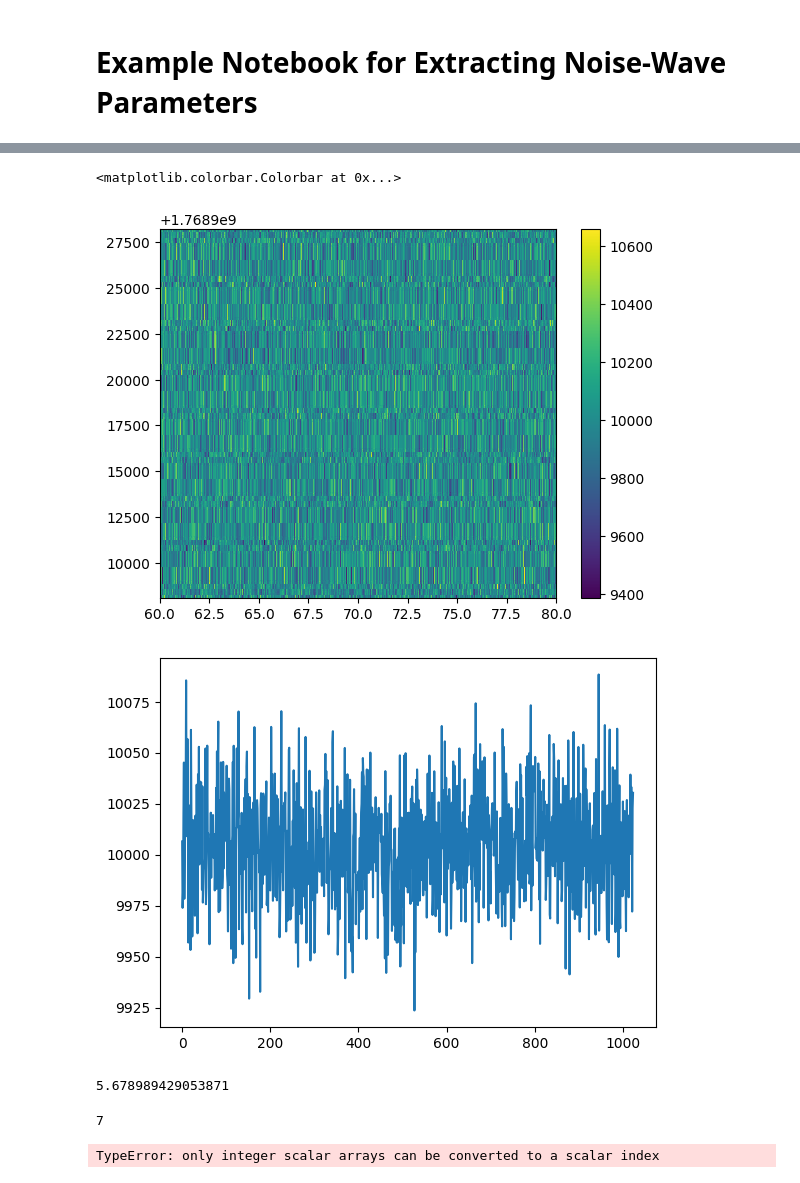
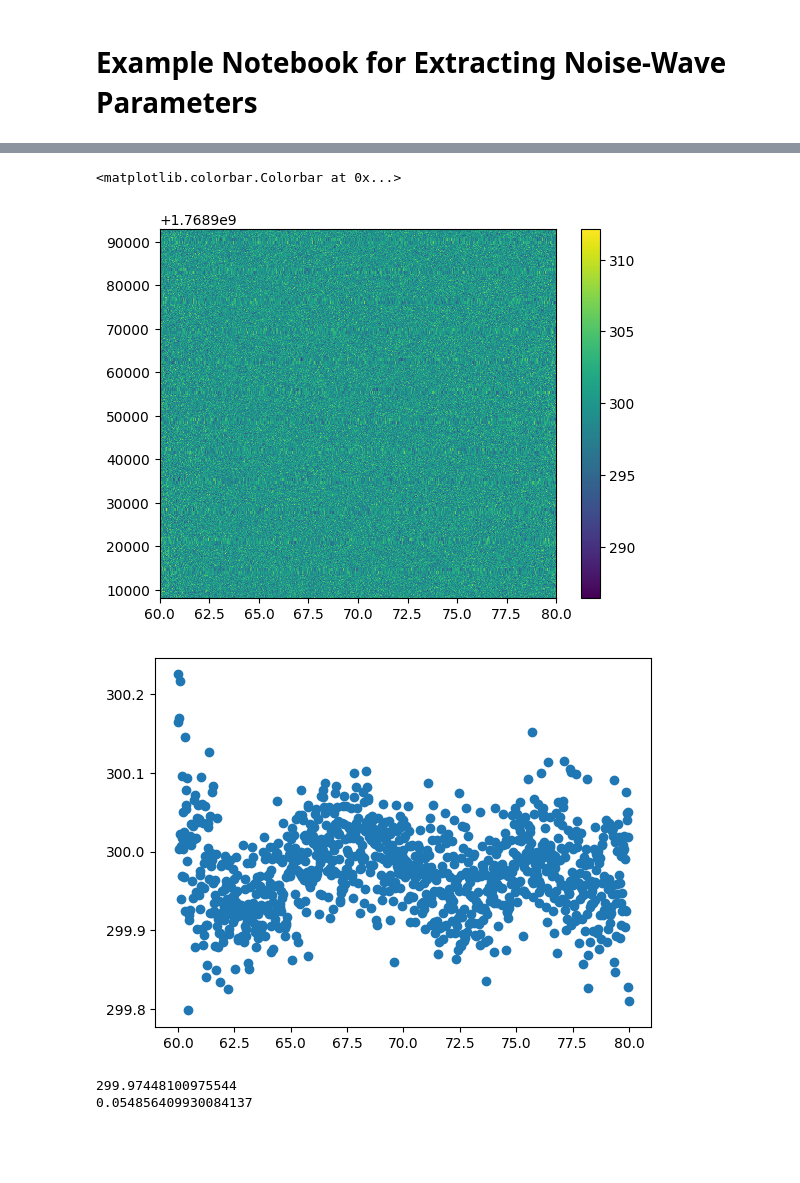
Before and after one commit to RHINO-Experiment/rhino-cal, a Jupyter notebook: nw_example.ipynb, the cells around one changed output, grey strips where cells are left out. Saved outputs shown, nothing was run; the diff lists cells and outputs as text; code cells hidden in the pictures; blank space fills up the shorter version.

```diff
--- a/nw_example.ipynb
+++ b/nw_example.ipynb
@@ -68,3 +68,10 @@ n_t_sin_coeffs = sin_coeffs_deg[0]*sin_coeffs_deg[-1]
 flattened_data = simulated_data_handler.data_waterfall.flatten()
 
 t_vec = np.linalg.lstsq(simulated_data_handler.transfer_matrix, flattened_data)[0]
+
+simulated_data_handler.covariance_waterfall *=1
+
+t_vec_weiner_filter = simulated_data_handler.generate_nw_gcr_solution(weiner_filter=False, use_linsolv_start=False)
+
+print(len(t_vec))
+print(len(t_vec_weiner_filter))
@@ -269,7 +273,7 @@ t_src_waterfall, t_src_cov, source_times = recover_source_temperatures(simulated
                                                                        switch_states=simulated_data_handler.switch_states,
                                                                        source_temperatures=simulated_data_handler.temperature_dict,
                                                                        temperatures_times=simulated_data_handler.temperature_times,
-                                                                       t_nw_vector=t_vec,
+                                                                       t_nw_vector=t_vec_weiner_filter,
                                                                        gamma_rec=simulated_data_handler.gamma_rec,
                                                                        gamma_src_dict=simulated_data_handler.gamma_src_dict,
                                                                        internal_load_label='internal_load',
@@ -288,12 +292,17 @@ plt.pcolormesh(simulated_data_handler.freqs.value,
 plt.colorbar()
 # %% [output]
 <matplotlib.colorbar.Colorbar at 0x...>
-[figure, old version]
+[figure, new version]
 # %%
-plt.plot(t_src_waterfall.mean(axis=0))
+plt.scatter(simulated_data_handler.freqs, t_src_waterfall.mean(axis=0))
 plt.show()
+
+print(t_src_waterfall.mean(axis=0).mean())
+print(t_src_waterfall.mean(axis=0).std())
 # %% [output]
-[figure, old version]
+[figure, new version]
+299.97448100975544
+0.054856409930084137
 # %%
 def iterative_polynomial_search(data_handler_obj:DataHandler,
                                 max_iter:int = 20):
@@ -334,10 +343,7 @@ def iterative_polynomial_search(data_handler_obj:DataHandler,
 
     return n_deg
 
-iterative_polynomial_search(data_handler_obj=simulated_data_handler)
+# iterative_polynomial_search(data_handler_obj=simulated_data_handler)
-# %% [output]
-5.678989429053871
-7
 # %%
 def compute_residual(DataHandler_obj:DataHandler,
                      unc_freq,
@@ -381,6 +387,4 @@ def opt_finder(data_handler_obj:DataHandler,
     min_resid = np.argmin(r_med)
 
     return ufv[min_resid], utv[min_resid], cfv[min_resid], ctv[min_resid], sfv[min_resid], stv[min_resid]
-opt_finder(simulated_data_handler, 5)
+# opt_finder(simulated_data_handler, 5)
-# %% [output]
-TypeError: only integer scalar arrays can be converted to a scalar index
```
Also changed, not shown: parts of 10 cells of this notebook, 9 other files.
